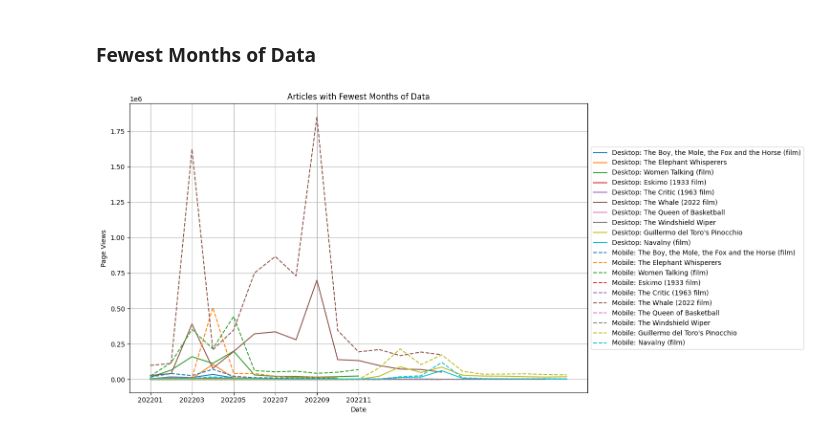
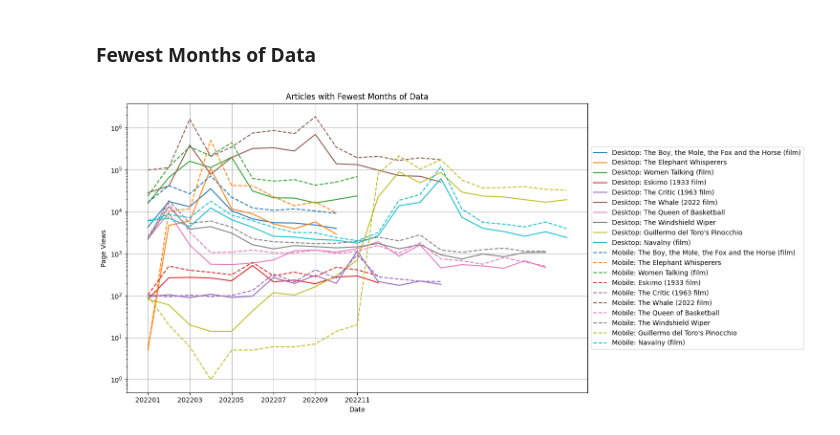
Before and after one commit to rai-harshit/data-512-homework_1, a Jupyter notebook: data_visualization.ipynb, the cells around one changed output. Drawn from its saved outputs; the diff is of its cells as text; code cells hidden in the pictures.

```diff
--- a/data_visualization.ipynb
+++ b/data_visualization.ipynb
@@ -109,21 +113,23 @@ fewest_data_movies_mobile = months_count_mobile.nsmallest(10).index
 # %%
 plt.figure(figsize=(15, 7))
 
 # Plotting for desktop
 for movie in fewest_data_movies_desktop:
     df_desktop[movie].dropna().plot(label=f"Desktop: {movie}")
 
 # Plotting for mobile
 for movie in fewest_data_movies_mobile:
     df_mobile[movie].dropna().plot(label=f"Mobile: {movie}", linestyle='--')
 
 plt.title("Articles with Fewest Months of Data")
 plt.xlabel("Date")
 plt.ylabel("Page Views")
 plt.legend(loc='center left', bbox_to_anchor=(1.0, 0.5))
 plt.grid(True)
+# Apply log scale to y-axis to better visualize the data
+plt.yscale("log")
 plt.tight_layout()
 plt.savefig("fewest_months_data.png")
 plt.show()
 # %% [output]
-[figure, old version]
+[figure, new version]
```
Also changed, not shown: parts of 2 cells of this notebook, 3 other files.
